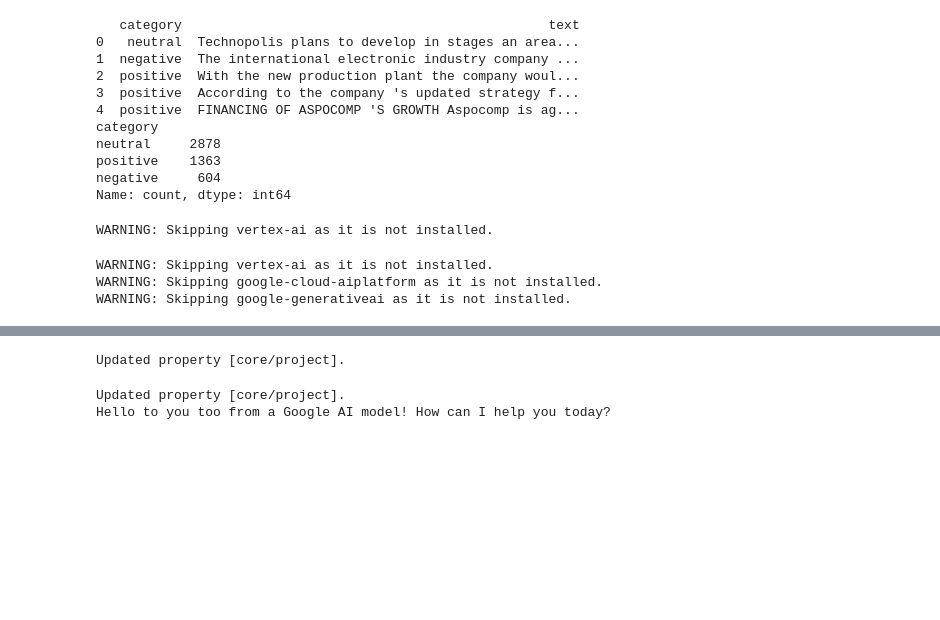
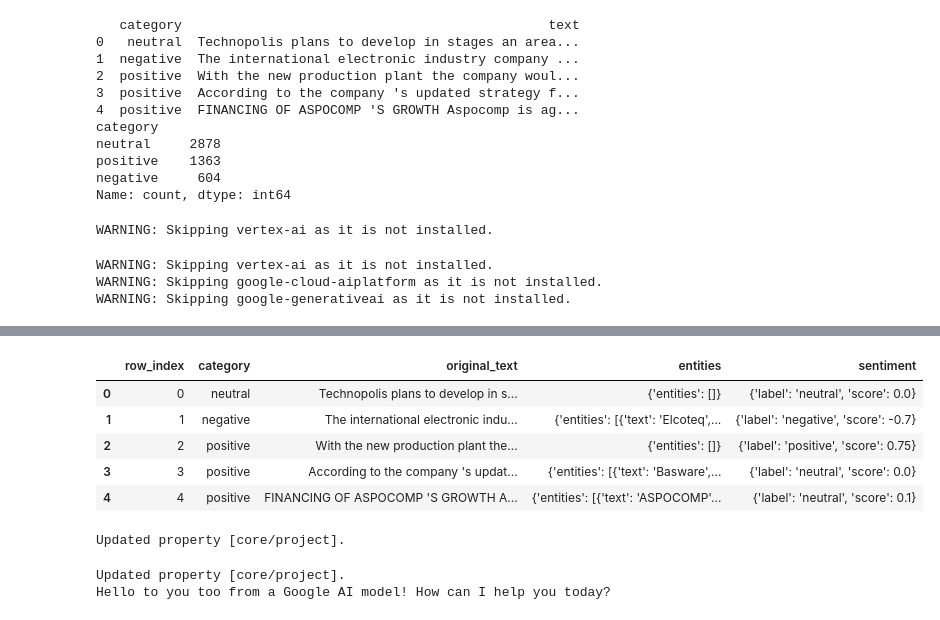
Before and after one commit to jorisjose/ai-home-assignment, a Jupyter notebook: notebooks/Overview_of_Colaboratory_Features.ipynb, the cells around one changed output, grey strips where cells are left out. Saved outputs shown, nothing was run; the diff lists cells and outputs as text; code cells hidden in the pictures; blank space fills up the shorter version.

```diff
--- a/notebooks/Overview_of_Colaboratory_Features.ipynb
+++ b/notebooks/Overview_of_Colaboratory_Features.ipynb
@@ -107,3 +212,39 @@ auth.authenticate_user()
+# %%
+import pandas as pd
+
+N = 5
+results = []
+
+for i, row in df.head(N).iterrows():
+    text = row["original_text"]
+
+    try:
+        ents = gemini_entities(text)
+    except Exception as e:
+        ents = {"error": f"{type(e).__name__}: {e}"}
+
+    try:
+        sent = gemini_sentiment(text)
+    except Exception as e:
+        sent = {"error": f"{type(e).__name__}: {e}"}
+
+    results.append({
+        "row_index": i,
+        "category": row.get("category", ""),
+        "original_text": text,
+        "entities": ents,
+        "sentiment": sent,
+    })
+
+results_df = pd.DataFrame(results)
+results_df
+# %% [output]
+|  | row_index | category | original_text | entities | sentiment |
+| 0 | 0 | neutral | Technopolis plans to develop in s... | {'entities': []} | {'label': 'neutral', 'score': 0.0} |
+| 1 | 1 | negative | The international electronic indu... | {'entities': [{'text': 'Elcoteq',... | {'label': 'negative', 'score': -0.7} |
+| 2 | 2 | positive | With the new production plant the... | {'entities': []} | {'label': 'positive', 'score': 0.75} |
+| 3 | 3 | positive | According to the company 's updat... | {'entities': [{'text': 'Basware',... | {'label': 'neutral', 'score': 0.0} |
+| 4 | 4 | positive | FINANCING OF ASPOCOMP 'S GROWTH A... | {'entities': [{'text': 'ASPOCOMP'... | {'label': 'neutral', 'score': 0.1} |
 # %%
 # 2) Point gcloud to your project and ensure Vertex AI API is enabled
 !gcloud config set project ai-home-assignment
```
Also changed, not shown: parts of 8 cells of this notebook.
